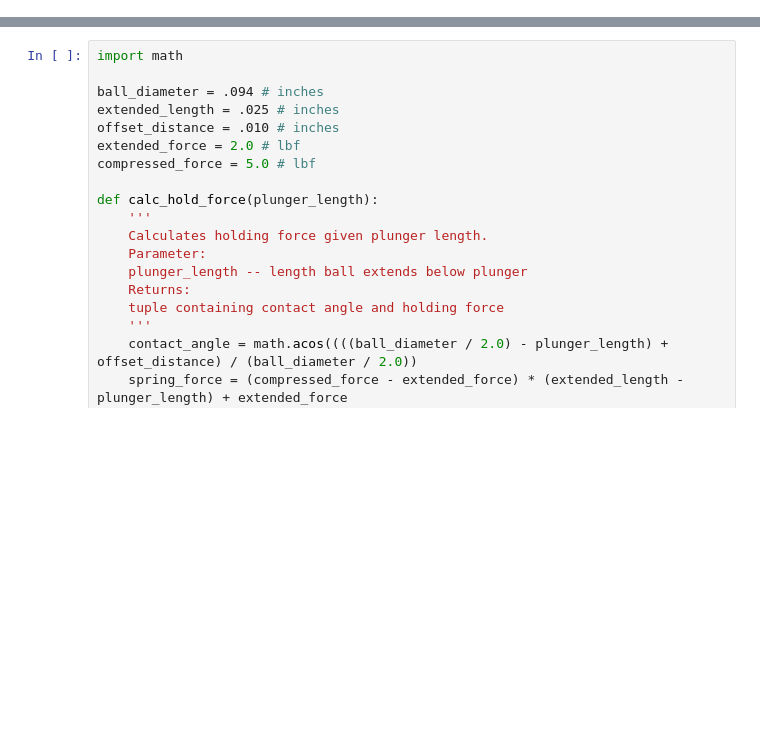
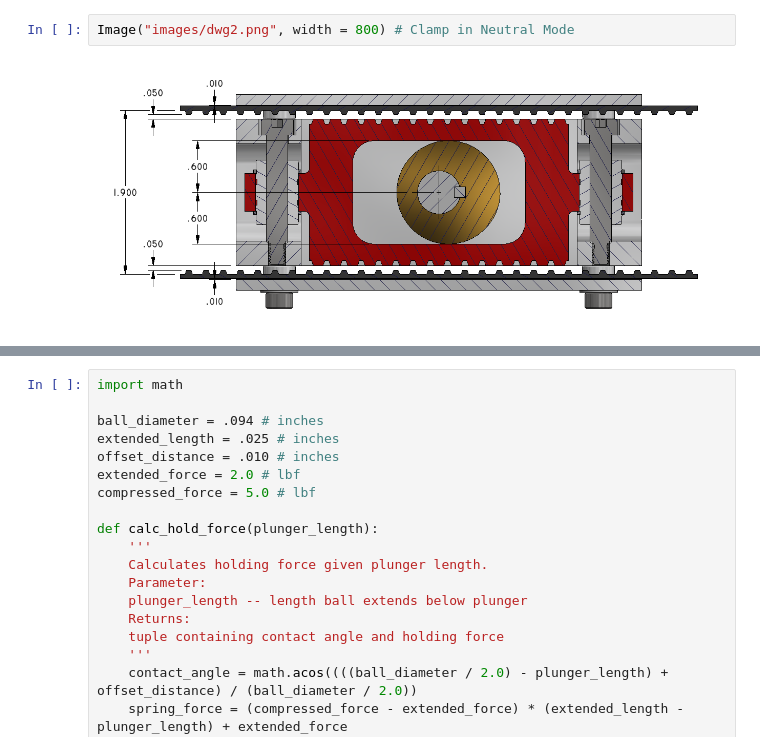
Before and after one commit to bryanyaggi/DesignProblem, a Jupyter notebook: analysis.ipynb, the cells around one changed output, grey strips where cells are left out. Cells and saved outputs as stored; diff of their text form; blank space fills up the shorter version.

Commit message:
update image display

```diff
--- a/analysis.ipynb
+++ b/analysis.ipynb
@@ -76,0 +48,4 @@ $\theta$ is the angle the contact force makes with vertical
+# %%
+Image("images/dwg2.png", width = 800) # Clamp in Neutral Mode
+# %% [output]
+[figure, added]
```
Also changed, not shown: parts of 18 cells of this notebook.
